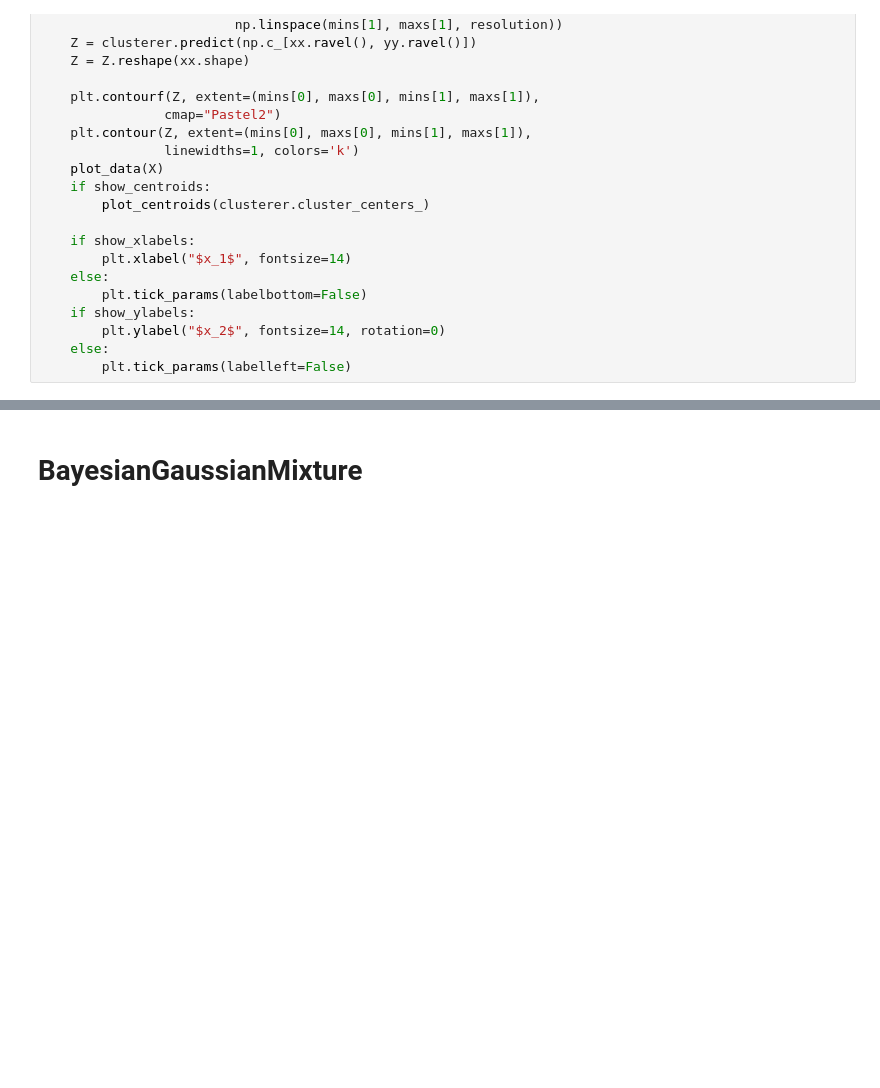
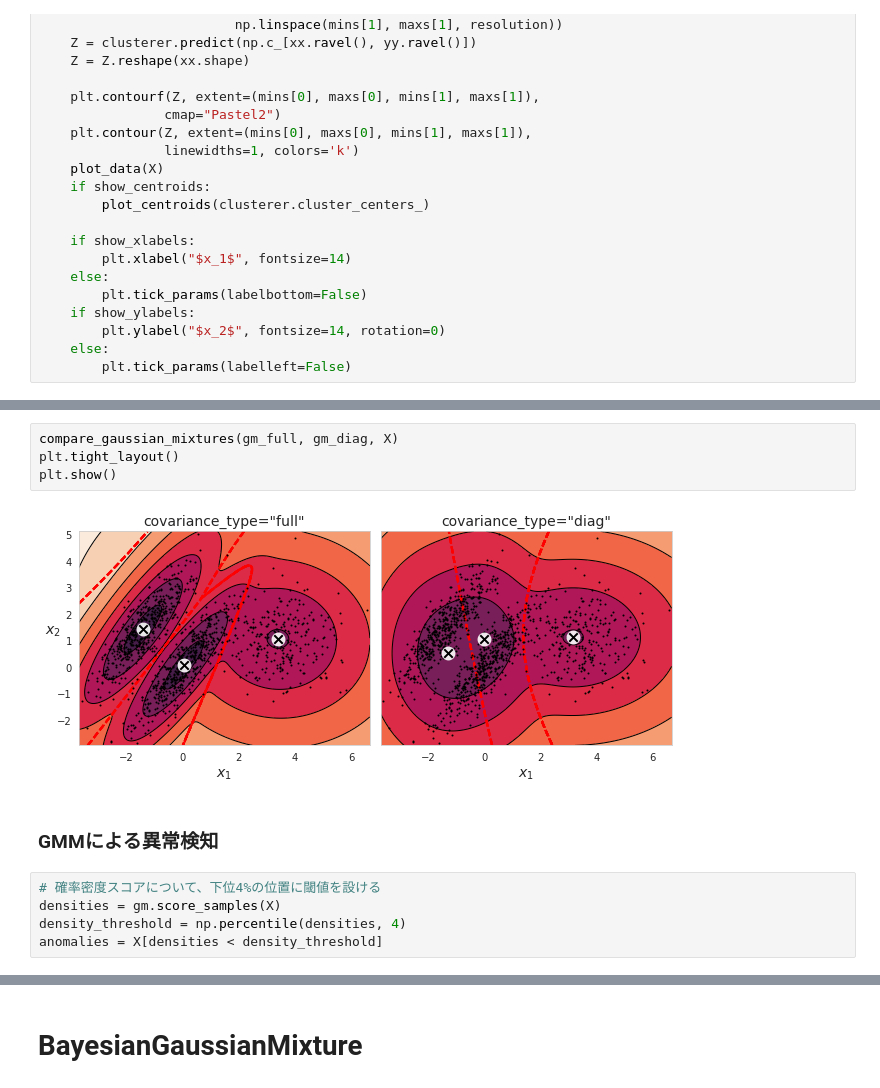
Before and after one commit to youkari117/machine_learning_fundamentals, a Jupyter notebook: 02_unsupervised_learning/01_Gaussian_mixture_models.ipynb, the cells around one changed output, grey strips where cells are left out. Drawn from its saved outputs; the diff is of its cells as text; blank space fills up the shorter version.

```diff
--- a/02_unsupervised_learning/01_Gaussian_mixture_models.ipynb
+++ b/02_unsupervised_learning/01_Gaussian_mixture_models.ipynb
@@ -95,0 +278,13 @@ def plot_decision_boundaries(clusterer, X, resolution=1000, show_centroids=True,
+# %%
+compare_gaussian_mixtures(gm_full, gm_diag, X)
+plt.tight_layout()
+plt.show()
+# %% [output]
+[figure, added]
+# %% [markdown]
+<h3>GMMによる異常検知</h3>
+# %%
+# 確率密度スコアについて、下位4%の位置に閾値を設ける
+densities = gm.score_samples(X)
+density_threshold = np.percentile(densities, 4)
+anomalies = X[densities < density_threshold]
```
Also changed, not shown: parts of 27 cells of this notebook, 1 other file.
